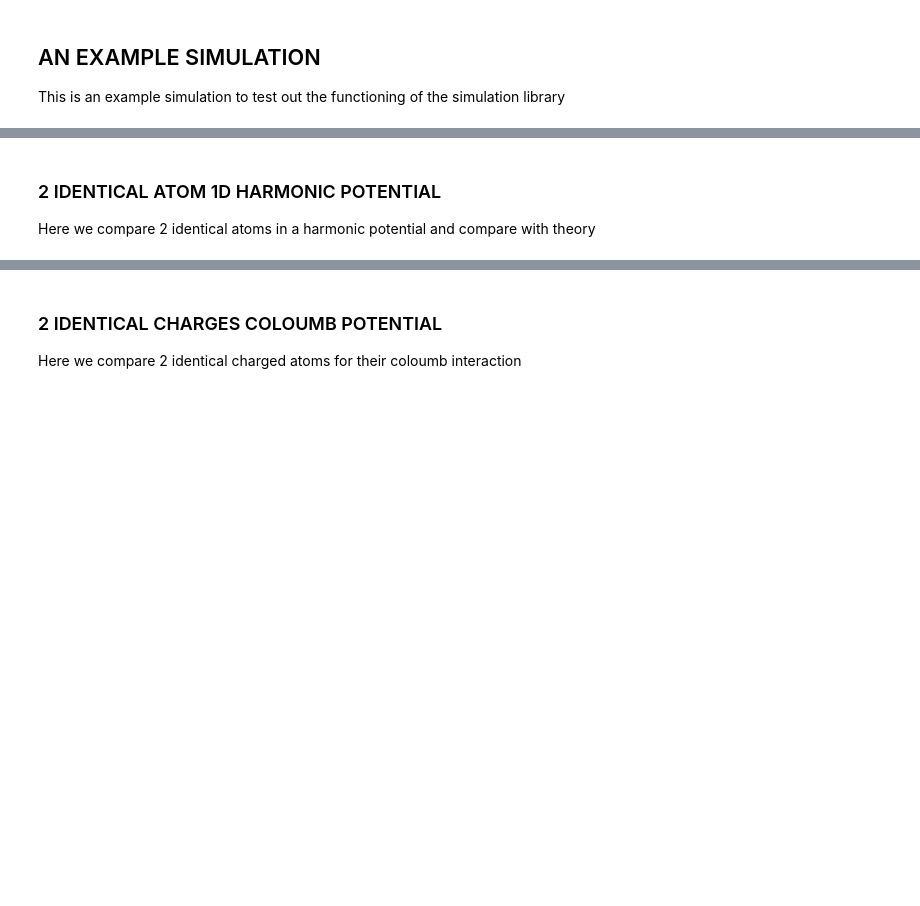
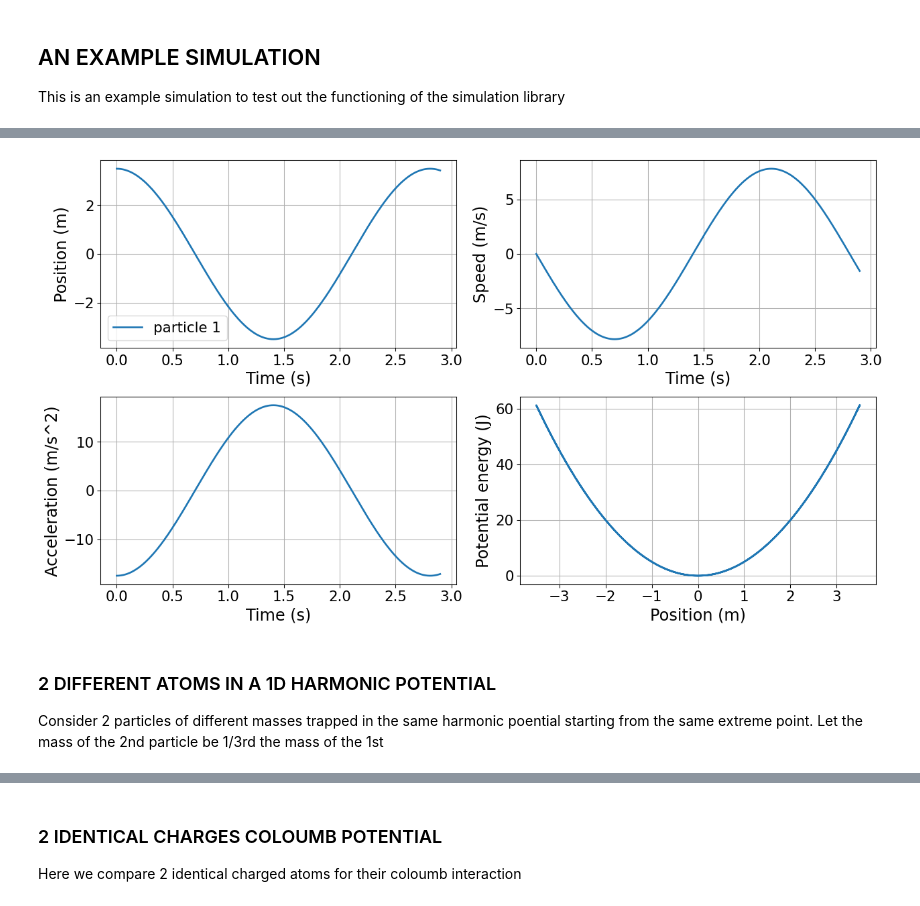
Before and after one commit to code-sc/ion-trap-simulation, a Jupyter notebook: Example.ipynb, the cells around one changed output, grey strips where cells are left out. Drawn from its saved outputs; the diff is of its cells as text; code cells hidden in the pictures; blank space fills up the shorter version.

```diff
--- a/Example.ipynb
+++ b/Example.ipynb
@@ -18,4 +80,36 @@ Here we implement a single atom in a 1D harmonic potential and compare with theo
+# %%
+plt.figure(figsize=(13.33,7.5),dpi=96)
+
+plt.subplot(221)
+plt.grid()
+plt.plot(t,x,label='particle 1',linewidth=2)
+plt.xlabel('Time (s)',fontsize=18)
+plt.ylabel('Position (m)',fontsize=18)
+plt.legend(fontsize=16)
+
+plt.subplot(222)
+plt.grid()
+plt.plot(t,v,linewidth=2)
+plt.xlabel('Time (s)',fontsize=18)
+plt.ylabel('Speed (m/s)',fontsize=18)
+
+plt.subplot(223)
+plt.grid()
+plt.plot(t,a,linewidth=2)
+plt.xlabel('Time (s)',fontsize=18)
+plt.ylabel('Acceleration (m/s^2)',fontsize=18)
+
+plt.subplot(224)
+plt.grid()
+plt.plot(x[:,0],[potentials[0].potential(i,ensemble_prop) for i in x],linewidth=2)
+plt.xlabel('Position (m)',fontsize=18)
+plt.ylabel('Potential energy (J)',fontsize=18)
+
+plt.tight_layout()
+plt.show()
+# %% [output]
+[figure, added]
 # %% [markdown]
-### 2 IDENTICAL ATOM 1D HARMONIC POTENTIAL
+### 2 DIFFERENT ATOMS IN A 1D HARMONIC POTENTIAL
 
-Here we compare 2 identical atoms in a harmonic potential and compare with theory
+Consider 2 particles of different masses trapped in the same harmonic poential starting from the same extreme point. Let the mass of the 2nd particle be 1/3rd the mass of the 1st
```
Also changed, not shown: parts of 14 cells of this notebook.
